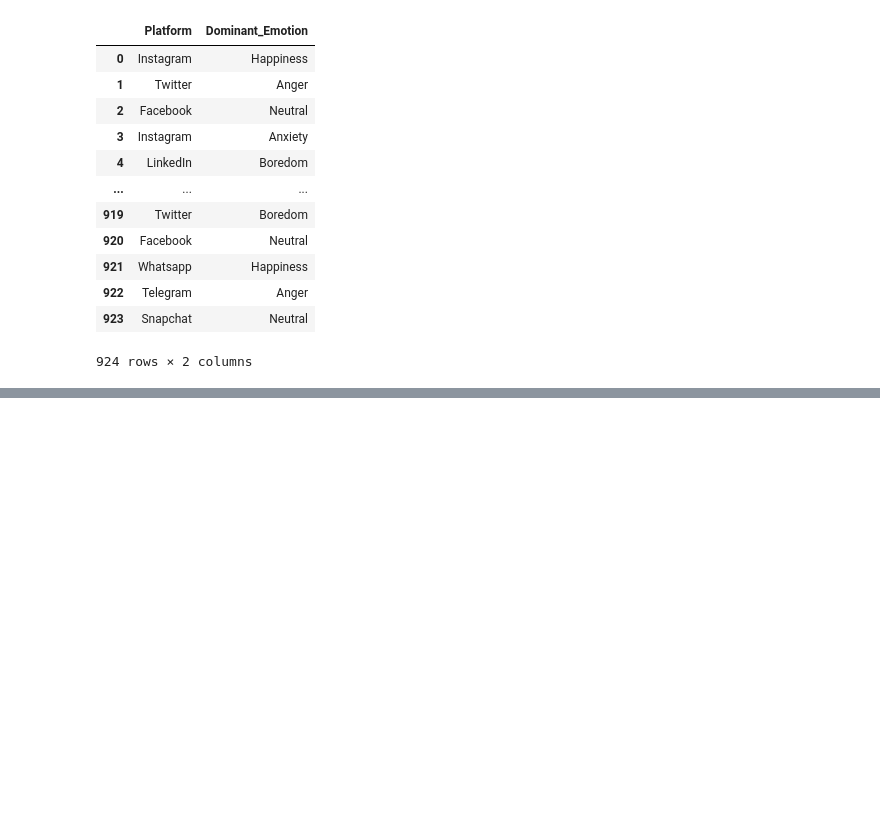
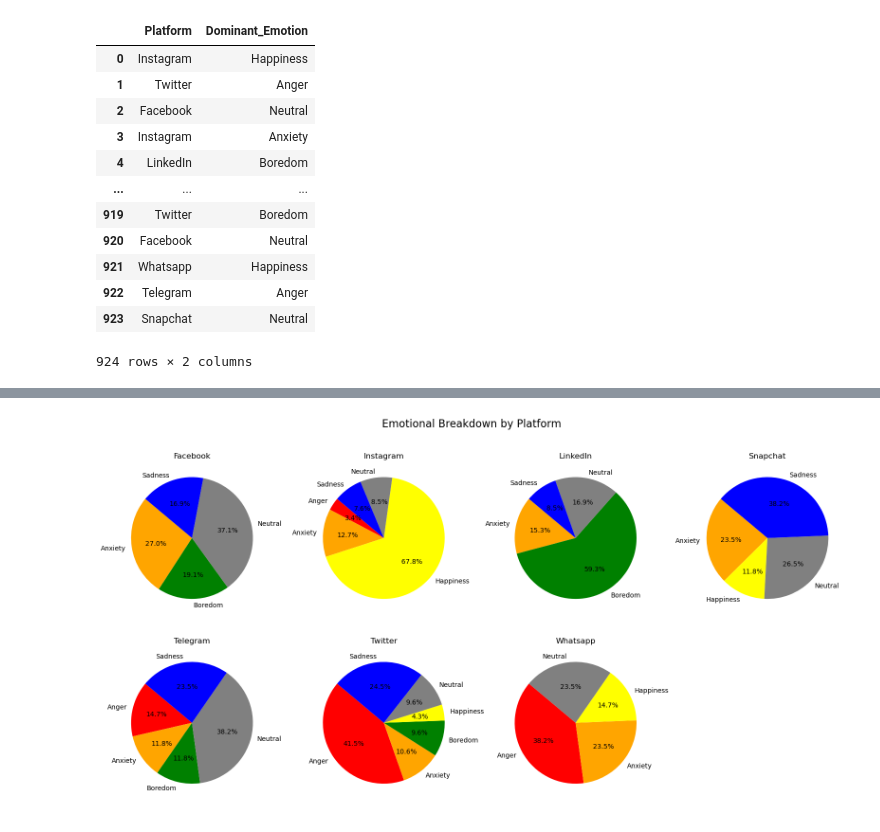
Before and after one commit to cindyd97/Analyzing-Social-Media-And-Emotions, a Jupyter notebook: Jennifer's_work/analysis.ipynb, the cells around one changed output, grey strips where cells are left out. Cells and saved outputs as stored; diff of their text form; code cells hidden in the pictures; blank space fills up the shorter version.

```diff
--- a/Jennifer's_work/analysis.ipynb
+++ b/Jennifer's_work/analysis.ipynb
@@ -259,0 +306,7 @@ ques_11
+# %%
+# Verify columns in social_data and platform_emotion_counts
+print(social_data.columns)
+
+# Re-create platform_emotion_counts to ensure it has the necessary columns
+platform_emotion_counts = social_data.groupby(['Platform', 'Dominant_Emotion']).size().reset_index(name='Count')
+print(platform_emotion_counts.head())
@@ -259,0 +324,25 @@ ques_11
+# %%
+# Create a pie chart for each platform's emotional breakdown
+fig, axes = plt.subplots(2, 4, figsize=(16, 8))  # 2 rows, 4 columns
+axes = axes.flatten()
+
+# Iterate through platforms and plot them
+for idx, platform in enumerate(platform_emotion_counts['Platform'].unique()):
+    platform_data = platform_emotion_counts[platform_emotion_counts['Platform'] == platform]
+
+    sizes = platform_data['Count']
+    labels = platform_data['Dominant_Emotion']
+    colors = [emotion_colors.get(emotion, 'grey') for emotion in labels]  # Default to grey if emotion is not in the color dictionary
+
+    axes[idx].pie(sizes, labels=labels, colors=colors, autopct='%1.1f%%', startangle=140)
+    axes[idx].set_title(f'{platform}')
+
+# Hide the extra subplot (last one)
+axes[-1].axis('off')
+
+# Adjust layout to remove extra space and avoid overlap
+plt.tight_layout()
+plt.suptitle('Emotional Breakdown by Platform', fontsize=16, y=1.05)
+plt.show()
+# %% [output]
+[figure, added]
```
Also changed, not shown: parts of 6 cells of this notebook.
